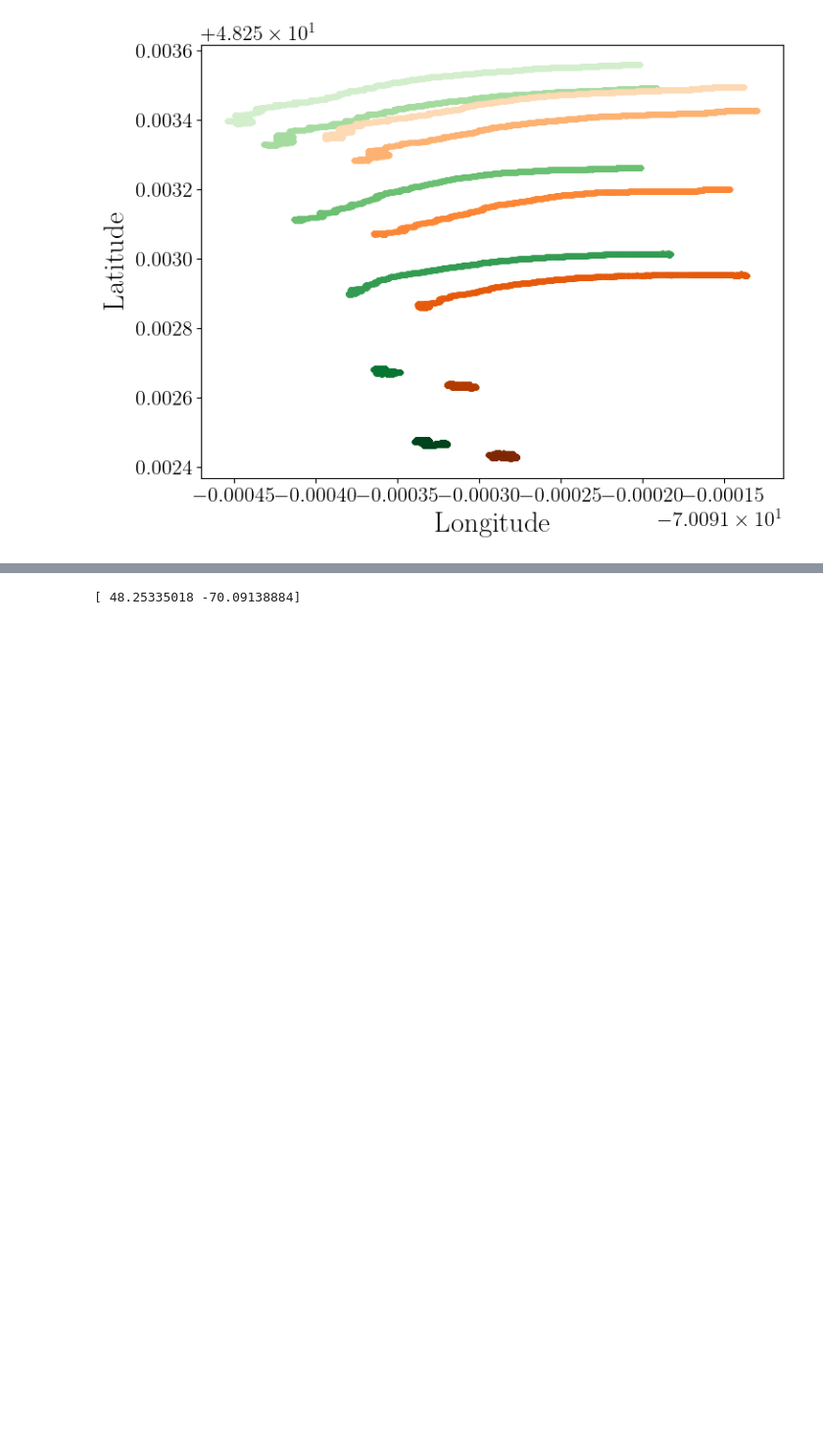
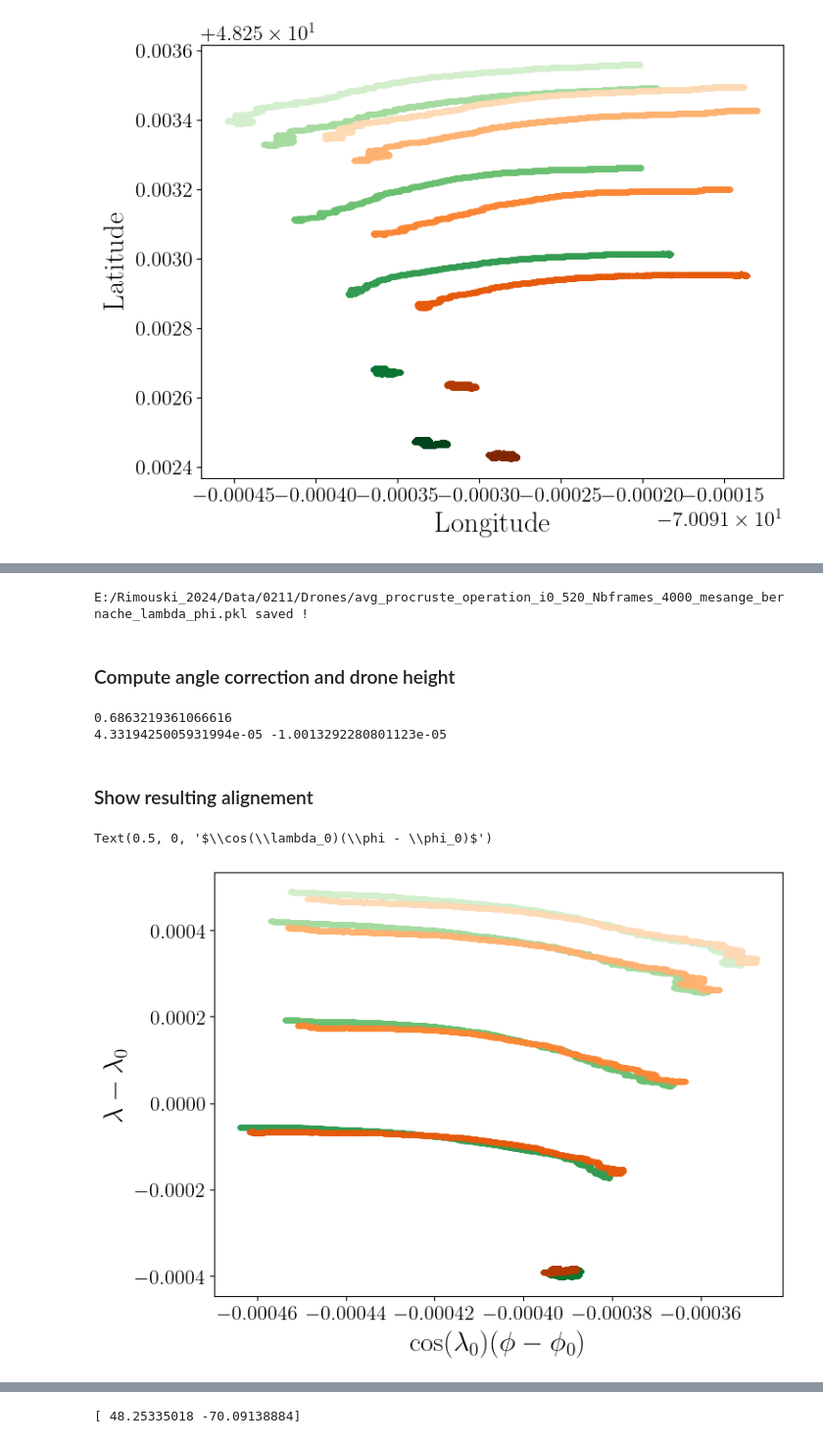
Before and after one commit to Turbotice/icewave, a Jupyter notebook: icewave/sebastien/BicWin2024/Notebook_buoys_alignement_0211_2024.ipynb, the cells around one changed output, grey strips where cells are left out. Shown: that part at 98% size. Drawn from its saved outputs; the diff is of its cells as text; code cells hidden in the pictures; blank space fills up the shorter version.

```diff
--- a/icewave/sebastien/BicWin2024/Notebook_buoys_alignement_0211_2024.ipynb
+++ b/icewave/sebastien/BicWin2024/Notebook_buoys_alignement_0211_2024.ipynb
@@ -192,0 +263,56 @@ Text(0.5, 0, 'Longitude')
+# %%
+file2save = f'{path2data}avg_procruste_operation_i0_520_Nbframes_{Nb_frames}_mesange_bernache_lambda_phi.pkl'
+with open(file2save,'wb') as pf :
+    pickle.dump(mean_op,pf)
+    print(f'{file2save} saved !')
+
+h52save = f'{path2data}avg_procruste_operation_i0_520_Nbframes_{Nb_frames}_mesange_bernache_lambda_phi.h5'
+rw.save_dict_to_h5(mean_op,h52save)
+# %% [output]
+E:/Rimouski_2024/Data/0211/Drones/avg_procruste_operation_i0_520_Nbframes_4000_mesange_bernache_lambda_phi.pkl saved !
+# %% [markdown]
+### Compute angle correction and drone height
+# %%
+ref_drone = 'mesange'
+projected_drone = 'bernache'
+key_op = f'{projected_drone}_2_{ref_drone}'
+
+delta_psi = np.arccos(mean_op[key_op]['rot'][0,0])
+print(delta_psi*180/np.pi)
+
+delta_lat = mean_op[key_op]['translat'][0]
+delta_long = np.cos(param[projected_drone]['latitude'])*mean_op[key_op]['translat'][1]
+print(delta_lat, delta_long)
+# %% [output]
+0.6863219361066616
+4.3319425005931994e-05 -1.0013292280801123e-05
+# %% [markdown]
+### Show resulting alignement
+# %%
+lambda_phi_transfo = np.zeros(Z[ref_drone]['GPS'][:Nb_buoys,:,i0:i0 + Nb_frames].shape)
+
+R = mean_op[key_op]['rot']
+t = mean_op[key_op]['translat']
+scaling = mean_op[key_op]['scaling']
+
+for i in range(Nb_frames):
+    lambda_phi_transfo[:,:,i] = scaling * (R @ corrections[projected_drone]['lambda_phi'][:Nb_buoys,:,i].T).T + t
+# %%
+set_graphs.set_matplotlib_param('single')
+fig, ax = plt.subplots()
+
+for drone_key in ['mesange','bernache']:
+    if drone_key == ref_drone:
+        for i in range(Nb_buoys):
+            current_color = maps_drone[drone_key]['new_map'](maps_drone[drone_key]['cnorm'](i))
+            ax.plot(corrections[drone_key]['lambda_phi'][i,1,:],corrections[drone_key]['lambda_phi'][i,0,:],'.',color = current_color)
+    else :
+        for i in range(Nb_buoys):
+            current_color = maps_drone[drone_key]['new_map'](maps_drone[drone_key]['cnorm'](i))
+            ax.plot(lambda_phi_transfo[i,1,:],lambda_phi_transfo[i,0,:],'.',color = current_color)
+
+ax.set_ylabel(r'$\lambda - \lambda_0$')
+ax.set_xlabel(r'$\cos(\lambda_0)(\phi - \phi_0)$')
+# %% [output]
+Text(0.5, 0, '$\\cos(\\lambda_0)(\\phi - \\phi_0)$')
+[figure, added]
```
Also changed, not shown: parts of 15 cells of this notebook, 1 other file.
